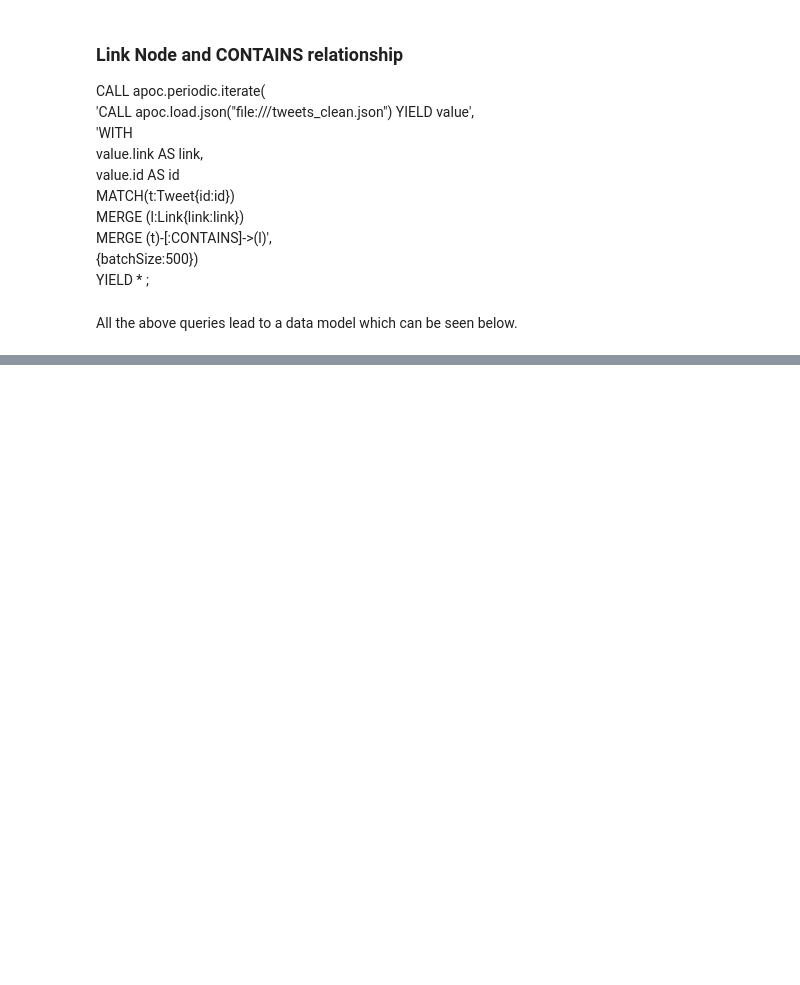
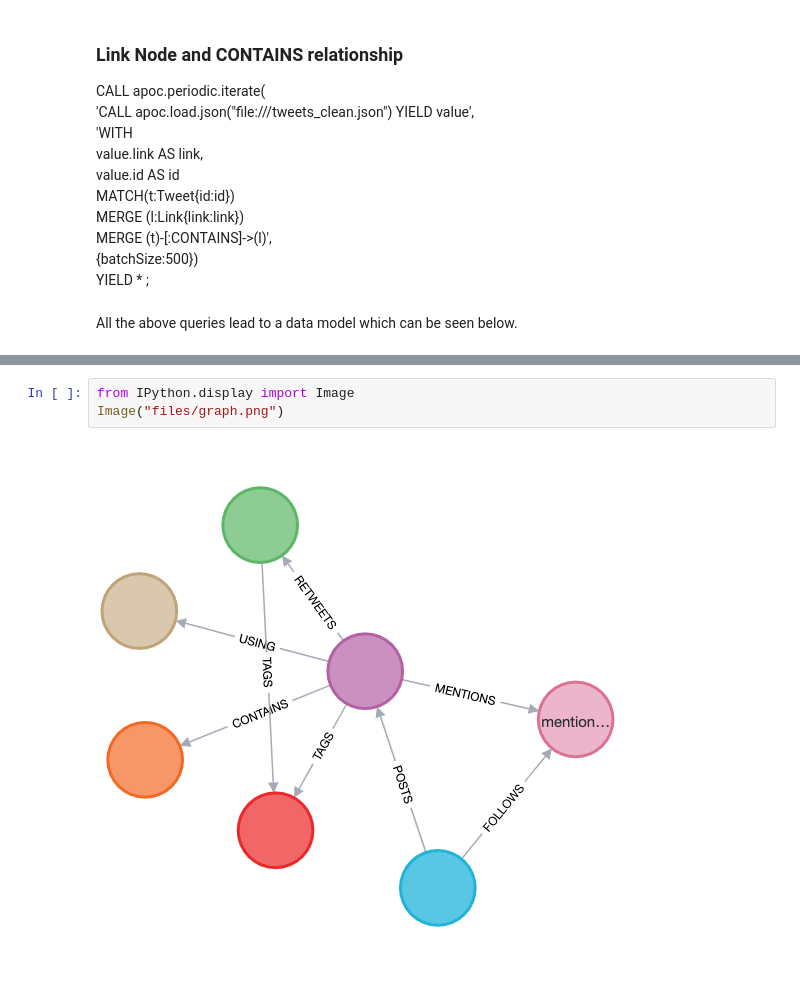
Before and after one commit to felix-rosenberger/Assignment-2-Python-and-GraphDB, a Jupyter notebook: Graph_Model_Queries.ipynb, the cells around one changed output, grey strips where cells are left out. Saved outputs shown, nothing was run; the diff lists cells and outputs as text; blank space fills up the shorter version.

```diff
--- a/Graph_Model_Queries.ipynb
+++ b/Graph_Model_Queries.ipynb
@@ -126,2 +124,7 @@ All the above queries lead to a data model which can be seen below.
+# %%
+from IPython.display import Image
+Image("files/graph.png")
+# %% [output]
+[figure, added]
 # %% [markdown]
 <img src="graph.png" width="600" />
```
Also changed, not shown: parts of 1 cell of this notebook.
